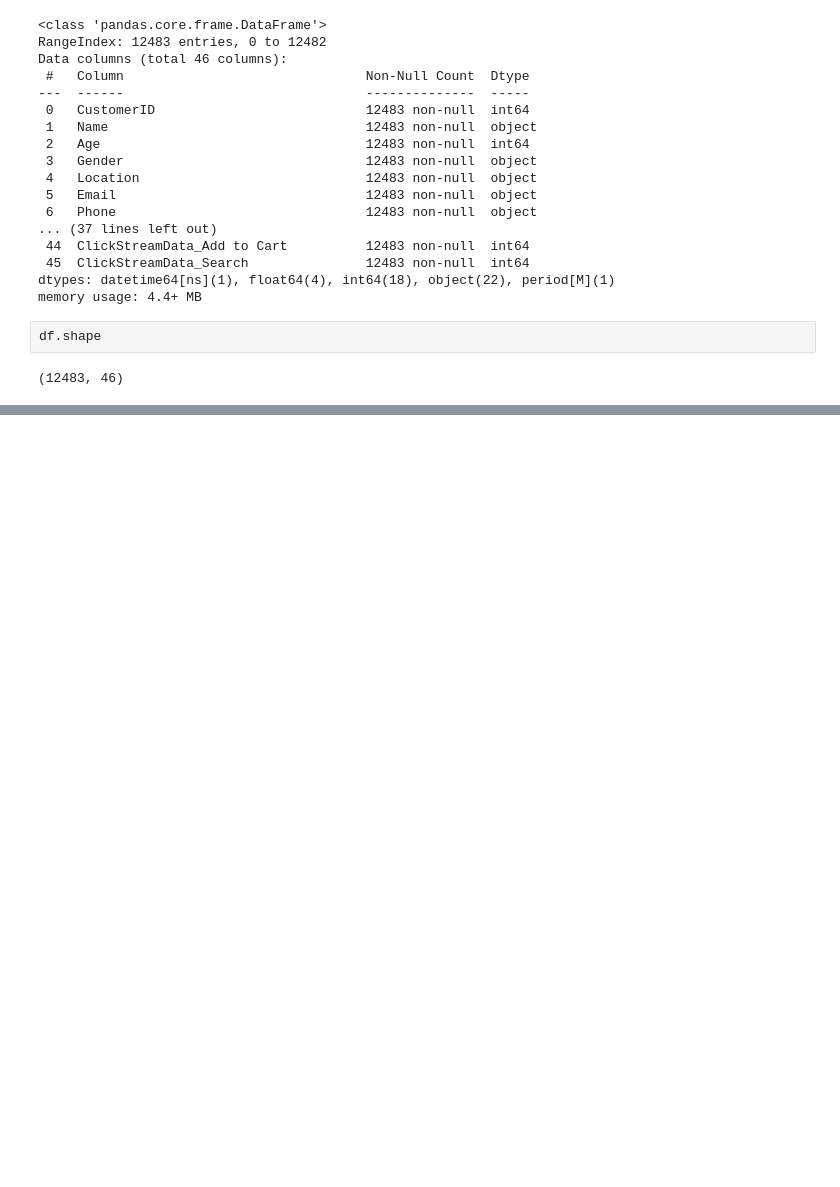
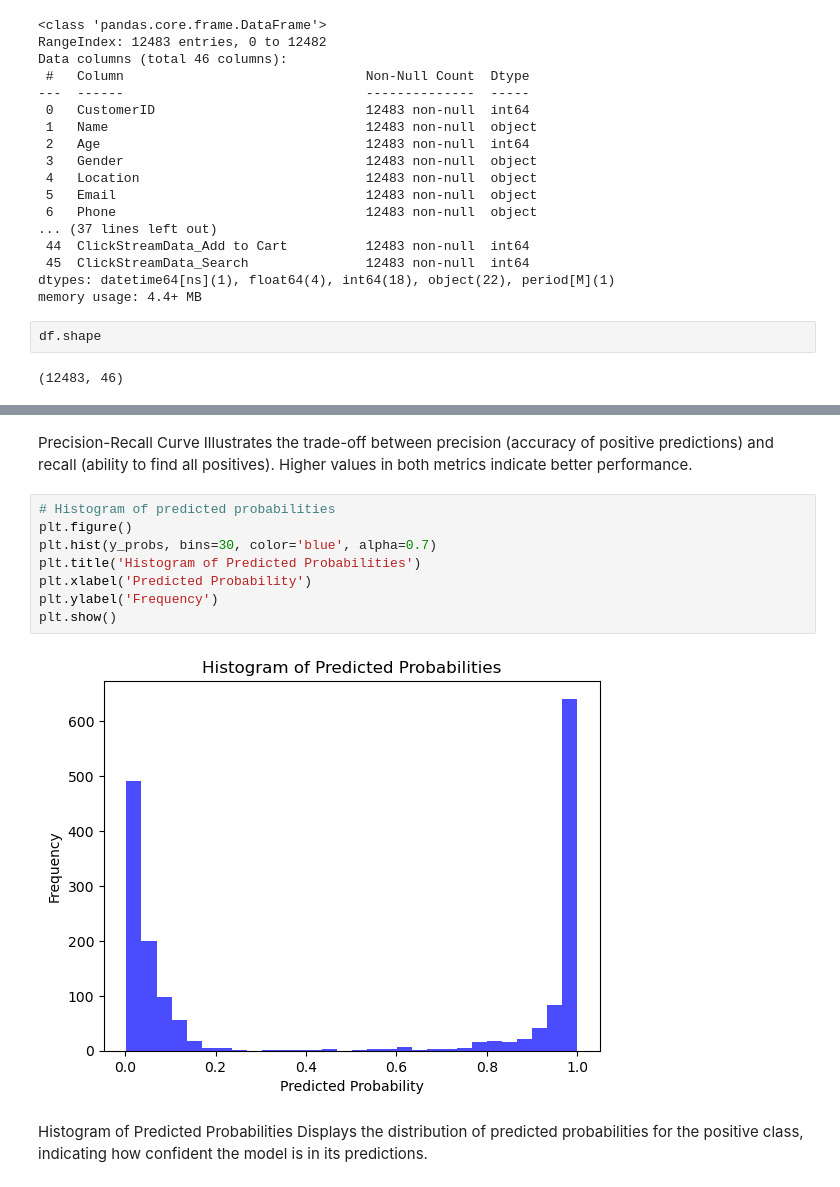
Before and after one commit to joachinhimself/Customer-Churn-Analysis, a Jupyter notebook: Notebook/Customer Churn.ipynb, the cells around one changed output, grey strips where cells are left out. Drawn from its saved outputs; the diff is of its cells as text; blank space fills up the shorter version.

```diff
--- a/Notebook/Customer Churn.ipynb
+++ b/Notebook/Customer Churn.ipynb
@@ -1138,0 +1188,16 @@ F1 Score
+# %% [markdown]
+Precision-Recall Curve
+Illustrates the trade-off between precision (accuracy of positive predictions) and recall (ability to find all positives). Higher values in both metrics indicate better performance.
+# %%
+# Histogram of predicted probabilities
+plt.figure()
+plt.hist(y_probs, bins=30, color='blue', alpha=0.7)
+plt.title('Histogram of Predicted Probabilities')
+plt.xlabel('Predicted Probability')
+plt.ylabel('Frequency')
+plt.show()
+# %% [output]
+[figure, added]
+# %% [markdown]
+Histogram of Predicted Probabilities
+Displays the distribution of predicted probabilities for the positive class, indicating how confident the model is in its predictions.
```
Also changed, not shown: parts of 81 cells of this notebook.
